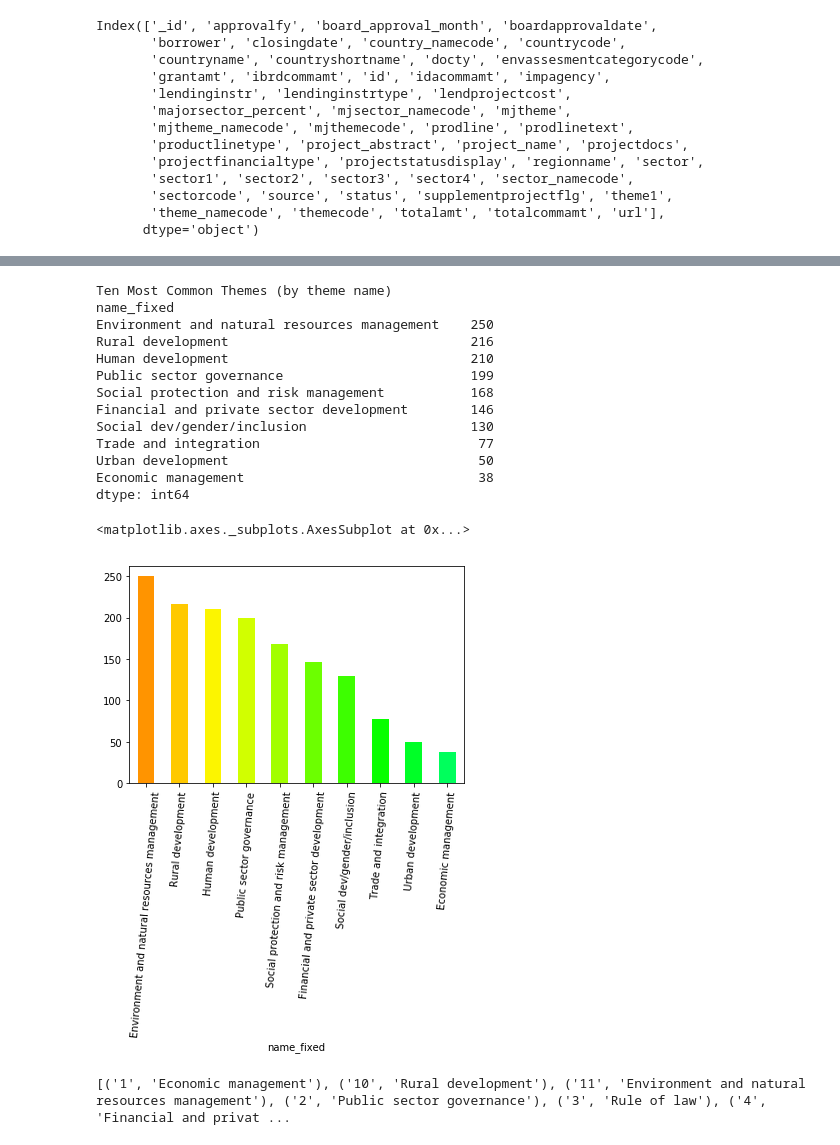
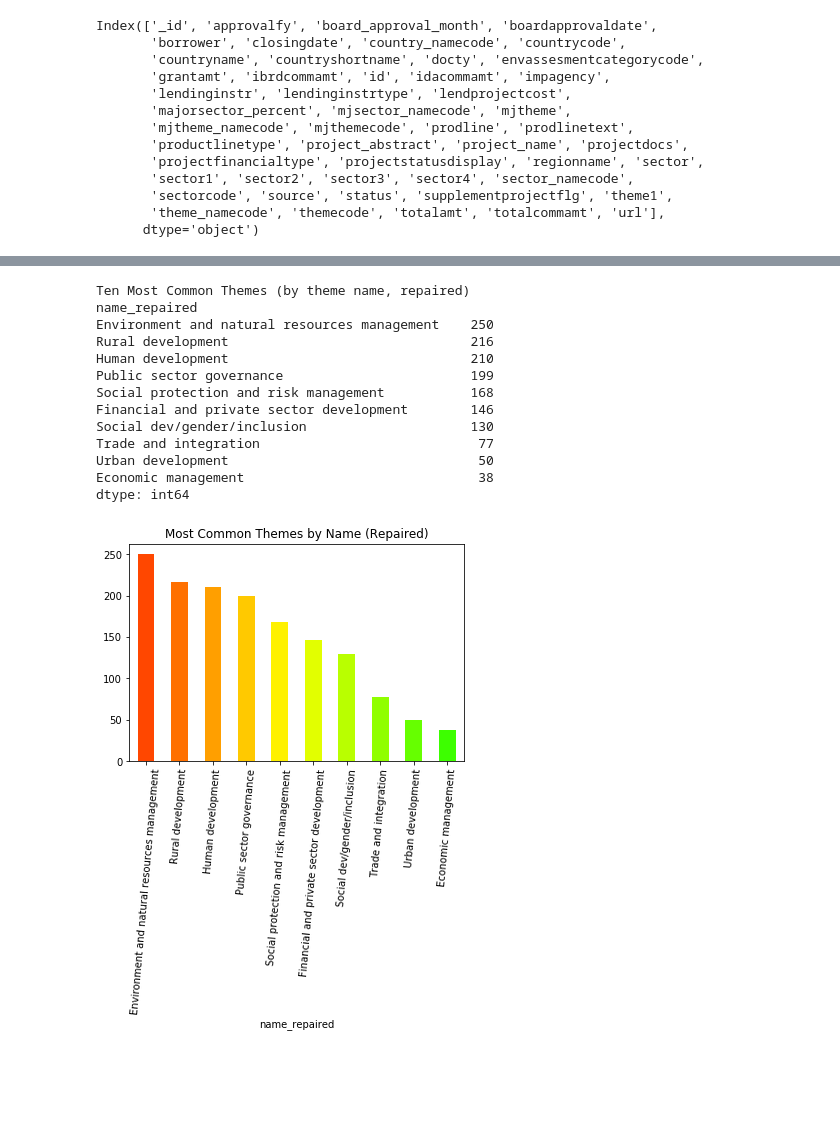
Before and after one commit to SlothDream/SB_MiniProjects, a Jupyter notebook: sliderule_dsi_json_exercise.ipynb, the cells around one changed output, grey strips where cells are left out. Cells and saved outputs as stored; diff of their text form; code cells hidden in the pictures; blank space fills up the shorter version.

```diff
--- a/sliderule_dsi_json_exercise.ipynb
+++ b/sliderule_dsi_json_exercise.ipynb
@@ -212,66 +141,37 @@ dtype: int64
 # %%
-# In 2. above you will notice that some entries have only the code and the name is missing.
-# Create a dataframe with the missing names filled in.
-
-# (dict)
-
+# Create an empty dictionary and fill it with a set of the correct code/name pairs.
 codes_dict = {}
-
 for row in df.mjtheme_namecode:
     for key, item in enumerate(row):
         if item['code'] not in codes_dict and item['name'] != '':
             codes_dict[item['code']] = item['name']
 
-#print(sorted(codes_dict.items()))
+# Replace the '' blanks with np.nan and use a fillna map to populate a new column from our code/name dictionary.
+themes_fixed = themes
+themes_fixed.replace(r'^\s*$', np.nan, regex=True, inplace=True)
+themes_fixed['name_repaired'] = themes_fixed.name.fillna(themes_fixed.code.map(codes_dict))
 
-themes.replace(r'^\s*$', np.nan, regex=True, inplace=True)
-themes_fixed = themes
-themes_fixed['name_fixed'] = themes_fixed.name.fillna(themes_fixed.code.map(codes_dict))
-
-#print(themes_fixed.name_fixed)
-
-
-
-print('Ten Most Common Themes (by theme name)')
-themes_group_fixed = themes_fixed.groupby('name_fixed').size().sort_values(ascending=False)
+# Print the 10 most frequent names to see if the number of names matches the expected number.
+print('Ten Most Common Themes (by theme name, repaired)')
+themes_group_fixed = themes_fixed.groupby('name_repaired').size().sort_values(ascending=False)
 print(themes_group_fixed.head(10))
 
-color = cm.hsv(np.linspace(.1,.4, 10))
-themes_group_fixed.iloc[:10].plot(kind='bar', yticks=range(0,300,50), color=color, rot=85)
+# Set the color and plot information.
+color = cm.hsv(np.linspace(.05,.3, 10))
+themes_group_fixed.iloc[:10].plot(kind='bar', yticks=range(0,300,50), color=color, rot=85,
+                                  title='Most Common Themes by Name (Repaired)');
 # %% [output]
-Ten Most Common Themes (by theme name)
-name_fixed
+Ten Most Common Themes (by theme name, repaired)
+name_repaired
 Environment and natural resources management    250
 Rural development                               216
 Human development                               210
 Public sector governance                        199
 Social protection and risk management           168
 Financial and private sector development        146
 Social dev/gender/inclusion                     130
 Trade and integration                            77
 Urban development                                50
 Economic management                              38
 dtype: int64
-<matplotlib.axes._subplots.AxesSubplot at 0x...>
-[figure, old version]
+[figure, new version]
-# %%
-# In 2. above you will notice that some entries have only the code and the name is missing.
-# Create a dataframe with the missing names filled in.
-
-# (list of tuples)
-
-codes = []
-names = []
-
-for row in df.mjtheme_namecode:
-    for key, item in enumerate(row):
-        #print(item['code'], item['name'])
-        if item['name'] != '':
-            codes.append(item['code'])
-            names.append(item['name'])
-
-codes_set = sorted(set(zip(codes, names)))
-
-print(codes_set)
-# %% [output]
-[('1', 'Economic management'), ('10', 'Rural development'), ('11', 'Environment and natural resources management'), ('2', 'Public sector governance'), ('3', 'Rule of law'), ('4', 'Financial and privat ...
```
Also changed, not shown: parts of 19 cells of this notebook.
